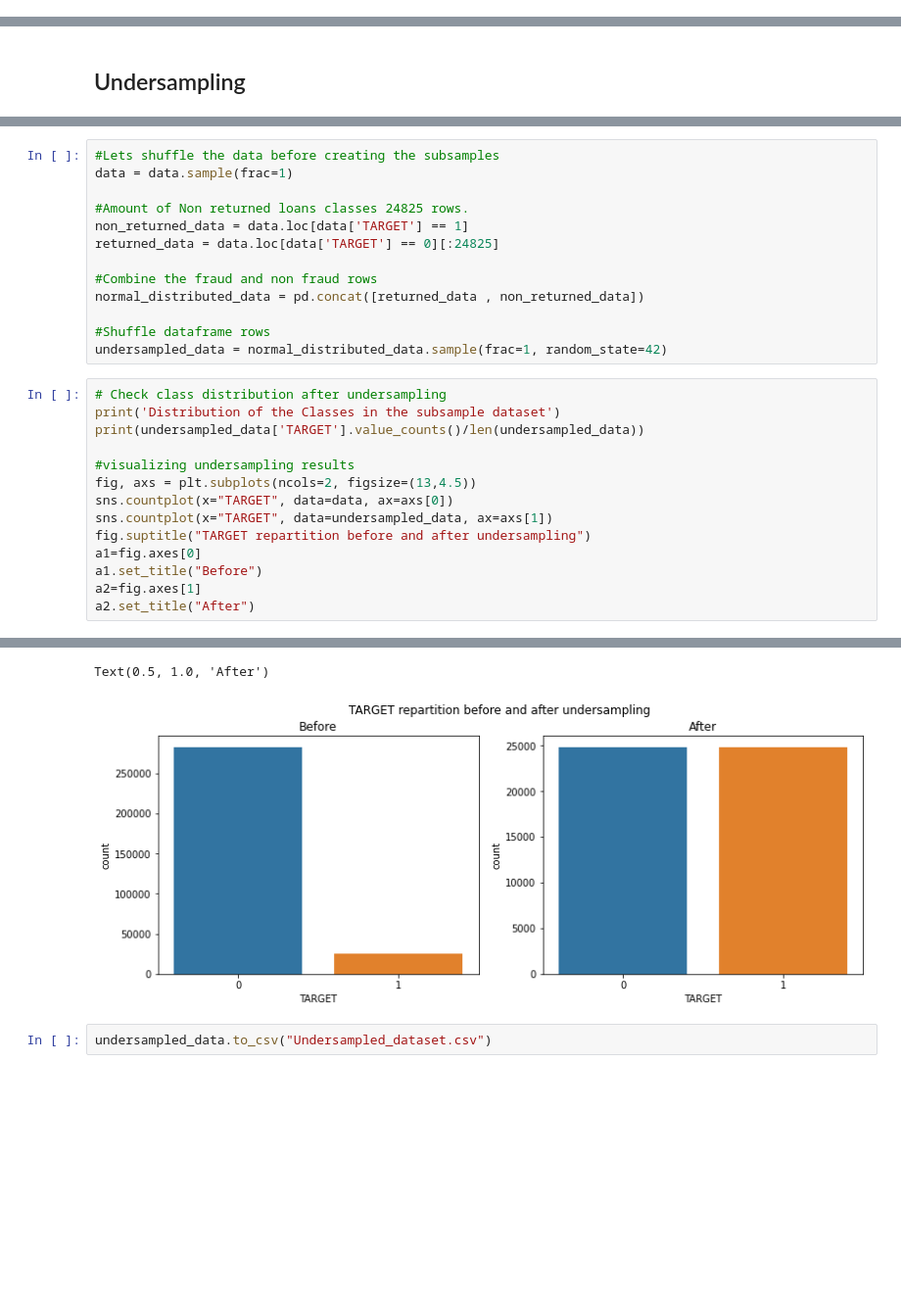
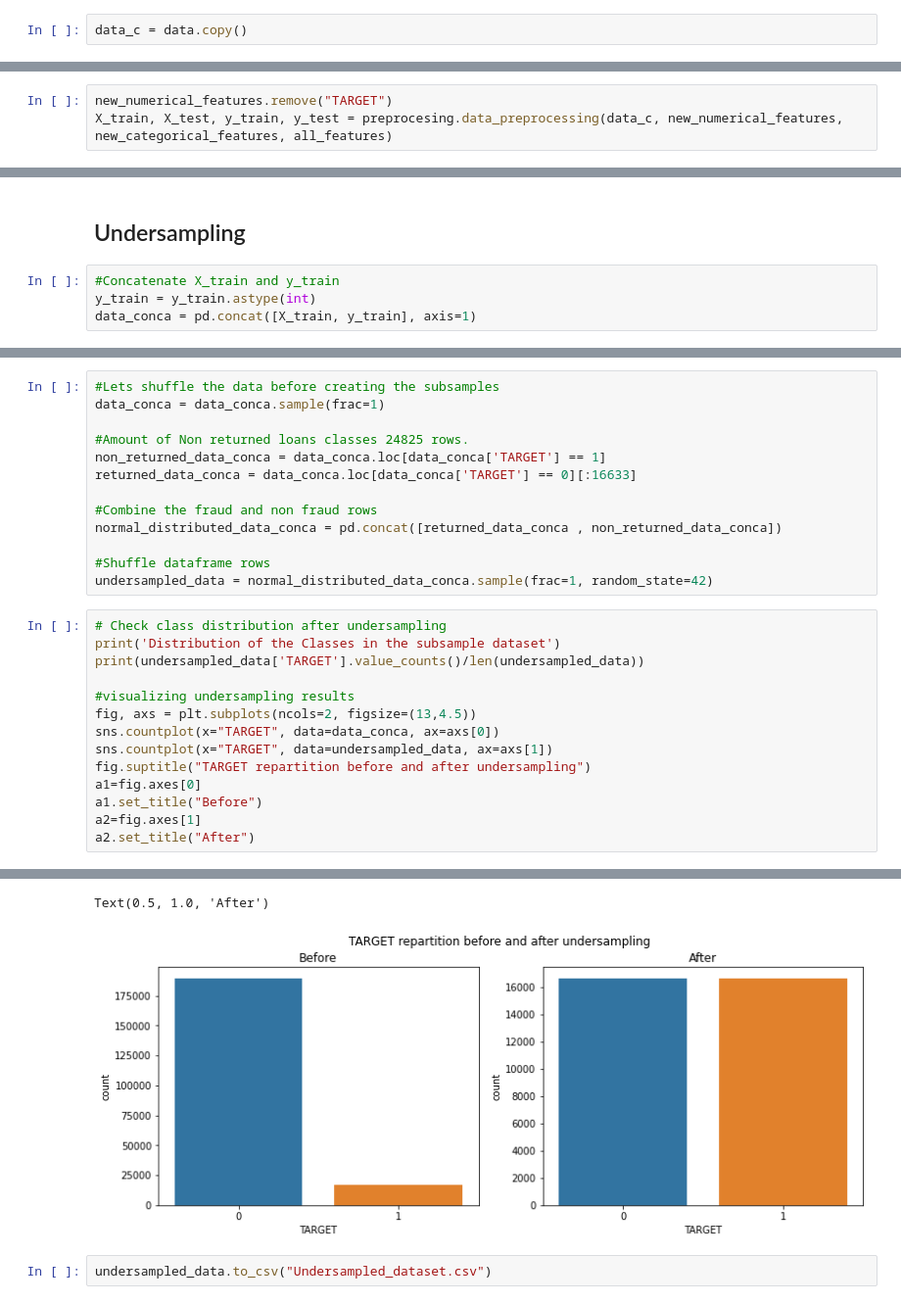
Before and after one commit to santiagoromero20/HomeCreditDefaultRisk, a Jupyter notebook: CreditFraudAnalysis.ipynb, the cells around one changed output, grey strips where cells are left out. Shown at 98% size. Cells and saved outputs as stored; diff of their text form; blank space fills up the shorter version.

```diff
--- a/CreditFraudAnalysis.ipynb
+++ b/CreditFraudAnalysis.ipynb
@@ -302,0 +312,2 @@ There are 91 features, where 42 are numerical and 49 categorical.
+# %%
+data_c = data.copy()
@@ -302,0 +319,3 @@ There are 91 features, where 42 are numerical and 49 categorical.
+# %%
+new_numerical_features.remove("TARGET")
+X_train, X_test, y_train, y_test = preprocesing.data_preprocessing(data_c, new_numerical_features, new_categorical_features, all_features)
@@ -336,3 +361,7 @@ undersampling.
 - Accuracy || Time Tradeoff: Although it is likely that SMOTE will be more accurate than random undersampling, it will take more time to train since no rows are eliminated as previously stated.
 # %% [markdown]
 ## Undersampling
+# %%
+#Concatenate X_train and y_train
+y_train = y_train.astype(int)
+data_conca = pd.concat([X_train, y_train], axis=1)
@@ -339,16 +394,16 @@ undersampling.
 # %%
 #Lets shuffle the data before creating the subsamples
-data = data.sample(frac=1)
+data_conca = data_conca.sample(frac=1)
 
 #Amount of Non returned loans classes 24825 rows.
-non_returned_data = data.loc[data['TARGET'] == 1]
-returned_data = data.loc[data['TARGET'] == 0][:24825]
+non_returned_data_conca = data_conca.loc[data_conca['TARGET'] == 1]
+returned_data_conca = data_conca.loc[data_conca['TARGET'] == 0][:16633]
 
 #Combine the fraud and non fraud rows
-normal_distributed_data = pd.concat([returned_data , non_returned_data])
+normal_distributed_data_conca = pd.concat([returned_data_conca , non_returned_data_conca])
 
 #Shuffle dataframe rows
-undersampled_data = normal_distributed_data.sample(frac=1, random_state=42)
+undersampled_data = normal_distributed_data_conca.sample(frac=1, random_state=42)
 # %%
 # Check class distribution after undersampling
 print('Distribution of the Classes in the subsample dataset')
@@ -356,7 +411,7 @@ print(undersampled_data['TARGET'].value_counts()/len(undersampled_data))
 
 #visualizing undersampling results
 fig, axs = plt.subplots(ncols=2, figsize=(13,4.5))
-sns.countplot(x="TARGET", data=data, ax=axs[0])
+sns.countplot(x="TARGET", data=data_conca, ax=axs[0])
 sns.countplot(x="TARGET", data=undersampled_data, ax=axs[1])
 fig.suptitle("TARGET repartition before and after undersampling")
 a1=fig.axes[0]
@@ -370,5 +425,5 @@ Distribution of the Classes in the subsample dataset
 Name: TARGET, dtype: float64
 Text(0.5, 1.0, 'After')
-[figure, old version]
+[figure, new version]
 # %%
 undersampled_data.to_csv("Undersampled_dataset.csv")
```
Also changed, not shown: parts of 56 cells of this notebook.
